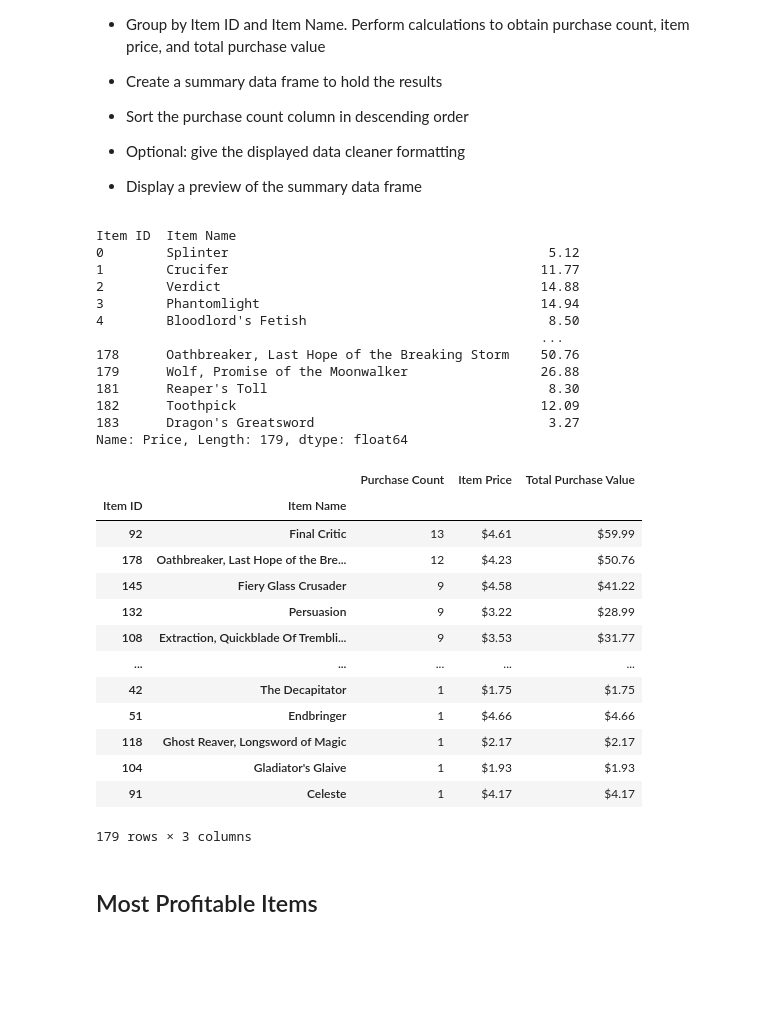
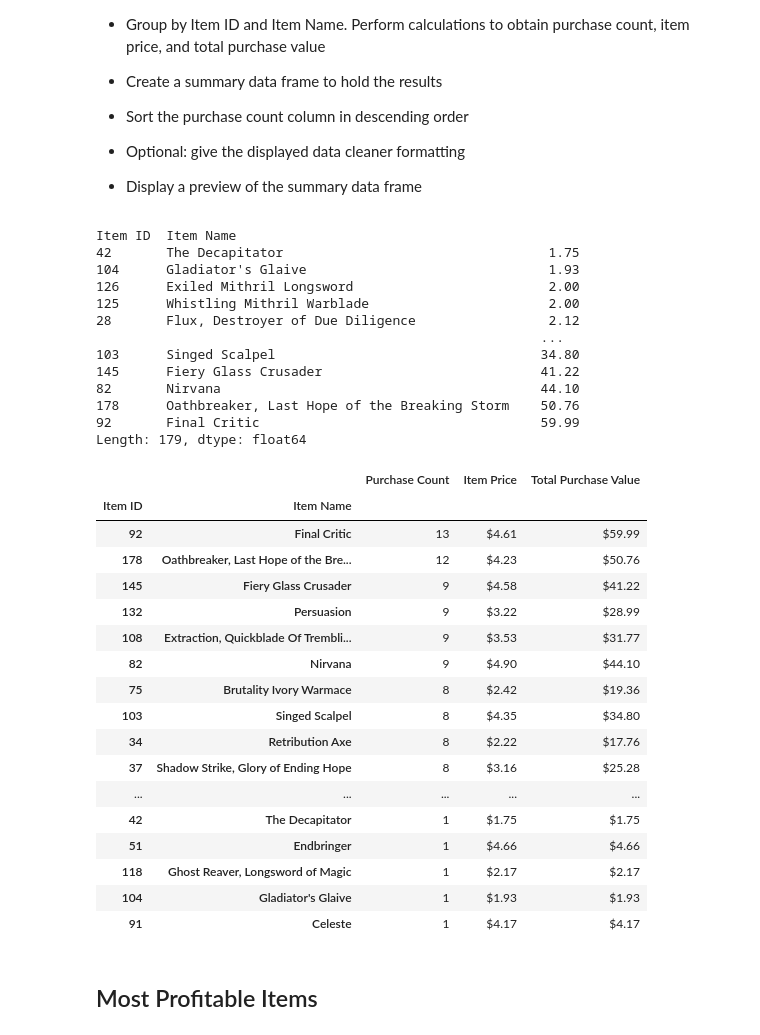
Before and after one commit to jinahporter/pandas-challenge, a Jupyter notebook: HeroesOfPymoli/HeroesOfPymoli_starter.ipynb, the cells around one changed output. Cells and saved outputs as stored; diff of their text form; code cells hidden in the pictures; blank space fills up the shorter version.

```diff
--- a/HeroesOfPymoli/HeroesOfPymoli_starter.ipynb
+++ b/HeroesOfPymoli/HeroesOfPymoli_starter.ipynb
@@ -419,51 +419,61 @@ spenders_analysis.sort_values("Purchase Count", ascending=False)
 items = file_df[["Item ID", "Item Name", "Price"]]
 
 items_grouped = file_df.groupby(["Item ID", "Item Name"])
+items_grouped
 
 purchased_items = items_grouped["Item ID"].count()
+purchased_items
 
 items_price = items_grouped["Price"].mean()
+items_price
 
-items_total_price = items_grouped["Price"].sum()
-items_total_price
+items_total_price = purchased_items * items_price
+items_total_price.sort_values()
 # %% [output]
 Item ID  Item Name
-0        Splinter                                         5.12
-1        Crucifer                                        11.77
-2        Verdict                                         14.88
-3        Phantomlight                                    14.94
-4        Bloodlord's Fetish                               8.50
+42       The Decapitator                                  1.75
+104      Gladiator's Glaive                               1.93
+126      Exiled Mithril Longsword                         2.00
+125      Whistling Mithril Warblade                       2.00
+28       Flux, Destroyer of Due Diligence                 2.12
                                                          ...
+103      Singed Scalpel                                  34.80
+145      Fiery Glass Crusader                            41.22
+82       Nirvana                                         44.10
 178      Oathbreaker, Last Hope of the Breaking Storm    50.76
-179      Wolf, Promise of the Moonwalker                 26.88
-181      Reaper's Toll                                    8.30
-182      Toothpick                                       12.09
-183      Dragon's Greatsword                              3.27
-Name: Price, Length: 179, dtype: float64
+92       Final Critic                                    59.99
+Length: 179, dtype: float64
 # %%
 items_analysis = pd.DataFrame({"Purchase Count": purchased_items,
                                  "Item Price": items_price,
                                  "Total Purchase Value": items_total_price})
 
-items_analysis["Item Price"] = items_analysis["Item Price"].map("${:,.2f}".format)
-items_analysis["Total Purchase Value"] = items_analysis["Total Purchase Value"].map("${:,.2f}".format)
 
-items_analysis.sort_values("Purchase Count", ascending=False)
+#items_analysis["Item Price"] = items_analysis["Item Price"].map("${:,.2f}".format)
+#items_analysis["Total Purchase Value"] = items_analysis["Total Purchase Value"].map("${:,.2f}".format)
+
+sort_by_count = items_analysis.sort_values("Purchase Count", ascending=False)
+
+sort_by_count.style.format({"Item Price":"${:,.2f}", "Total Purchase Value":"${:,.2f}"})
 # %% [output]
 |  |  | Purchase Count | Item Price | Total Purchase Value |
 | Item ID | Item Name |  |  |  |
 | 92 | Final Critic | 13 | $4.61 | $59.99 |
 | 178 | Oathbreaker, Last Hope of the Bre... | 12 | $4.23 | $50.76 |
 | 145 | Fiery Glass Crusader | 9 | $4.58 | $41.22 |
 | 132 | Persuasion | 9 | $3.22 | $28.99 |
 | 108 | Extraction, Quickblade Of Trembli... | 9 | $3.53 | $31.77 |
+| 82 | Nirvana | 9 | $4.90 | $44.10 |
+| 75 | Brutality Ivory Warmace | 8 | $2.42 | $19.36 |
+| 103 | Singed Scalpel | 8 | $4.35 | $34.80 |
+| 34 | Retribution Axe | 8 | $2.22 | $17.76 |
+| 37 | Shadow Strike, Glory of Ending Hope | 8 | $3.16 | $25.28 |
 | ... | ... | ... | ... | ... |
 | 42 | The Decapitator | 1 | $1.75 | $1.75 |
 | 51 | Endbringer | 1 | $4.66 | $4.66 |
 | 118 | Ghost Reaver, Longsword of Magic | 1 | $2.17 | $2.17 |
 | 104 | Gladiator's Glaive | 1 | $1.93 | $1.93 |
 | 91 | Celeste | 1 | $4.17 | $4.17 |
-179 rows × 3 columns
 # %% [markdown]
 ## Most Profitable Items
 # %% [markdown]
```
Also changed, not shown: parts of 2 cells of this notebook.
